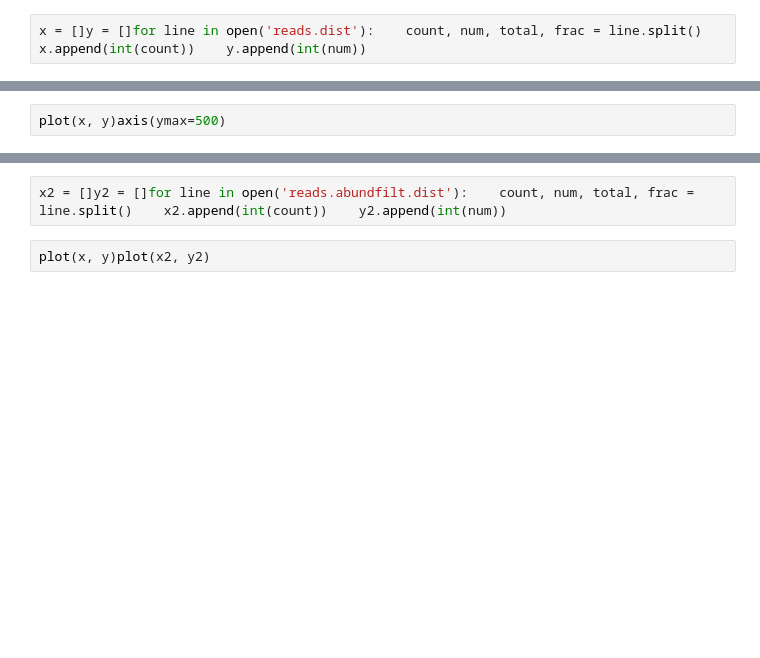
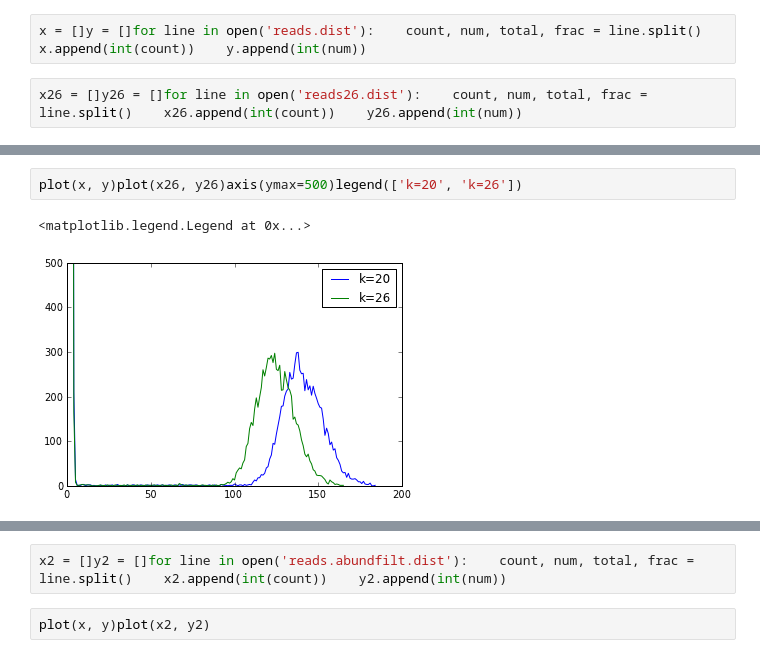
Before and after one commit to PhilWa/ngs-notebooks, a Jupyter notebook: ngs-44-kmer-distributions.ipynb, the cells around one changed output, grey strips where cells are left out. Cells and saved outputs as stored; diff of their text form; blank space fills up the shorter version.

```diff
--- a/ngs-44-kmer-distributions.ipynb
+++ b/ngs-44-kmer-distributions.ipynb
@@ -23,4 +43,6 @@ fp = open('genome.fa', 'w')fp.write('>genome\n')fp.write(x)fp.close()
 # %%
 x = []y = []for line in open('reads.dist'):    count, num, total, frac = line.split()    x.append(int(count))    y.append(int(num))
+# %%
+x26 = []y26 = []for line in open('reads26.dist'):    count, num, total, frac = line.split()    x26.append(int(count))    y26.append(int(num))
 # %%
 plot(x, y)
@@ -27,4 +52,7 @@ plot(x, y)
 # %%
-plot(x, y)axis(ymax=500)
+plot(x, y)plot(x26, y26)axis(ymax=500)legend(['k=20', 'k=26'])
+# %% [output]
+<matplotlib.legend.Legend at 0x...>
+[figure, added]
 # %%
 !python /usr/local/src/khmer/scripts/filter-abund.py -C 2 counts.kh reads.fa
```
Also changed, not shown: parts of 42 cells of this notebook.
